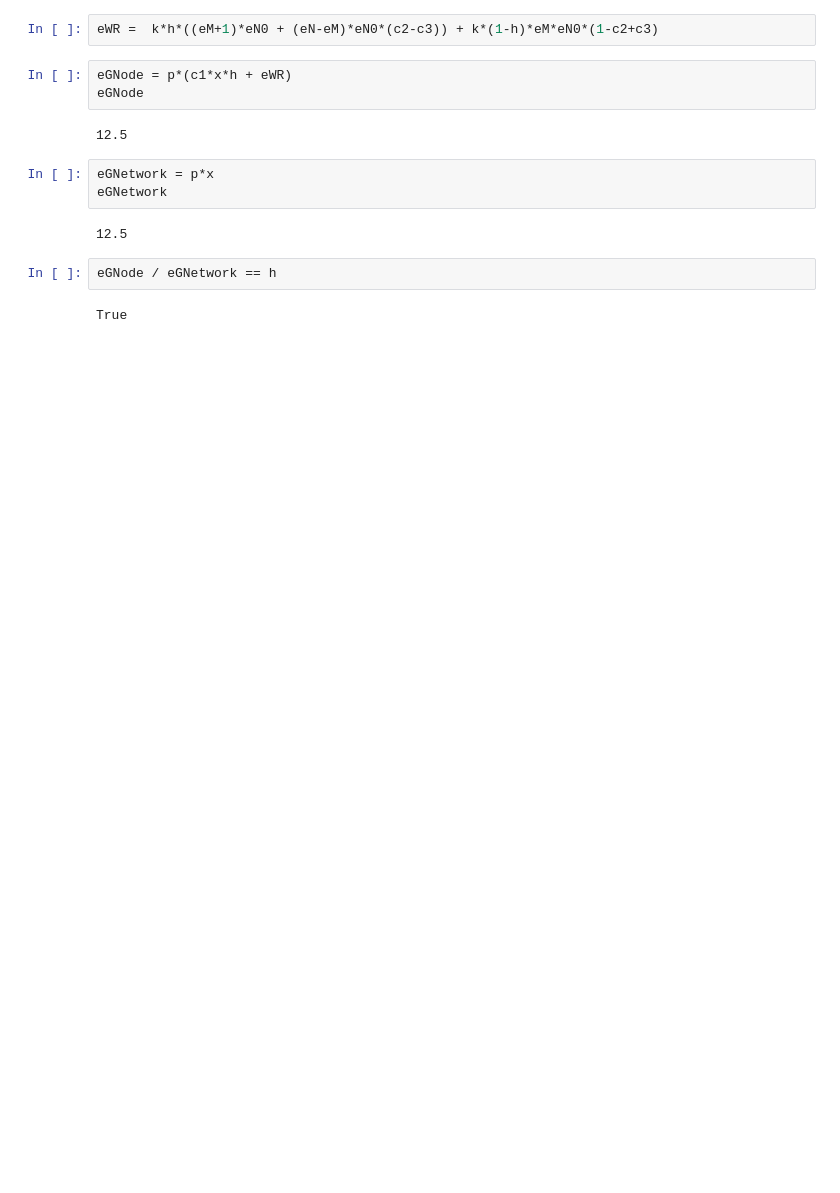
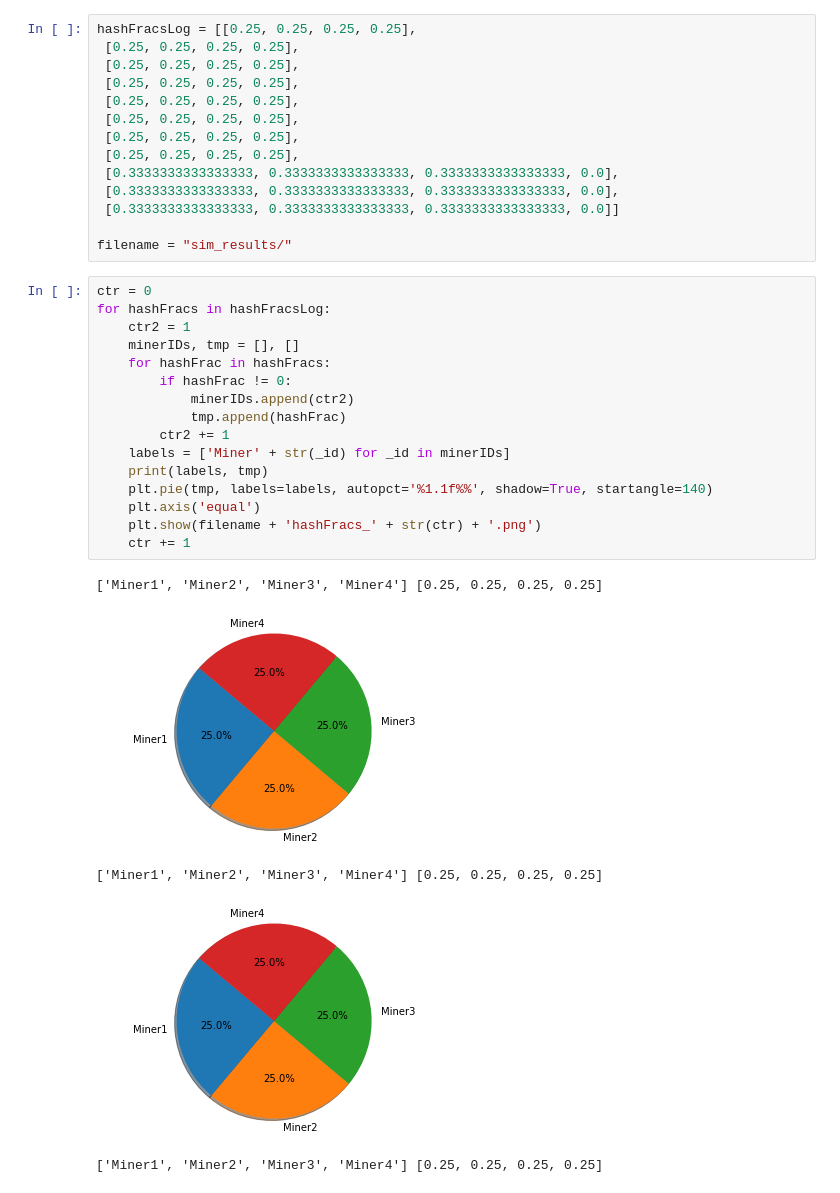
Before and after one commit to TinfoilHat0/Bitcoin-Sim, a Jupyter notebook: Debugging_tests.ipynb, the cells around one changed output. Drawn from its saved outputs; the diff is of its cells as text; blank space fills up the shorter version.

```diff
--- a/Debugging_tests.ipynb
+++ b/Debugging_tests.ipynb
@@ -18,16 +11,36 @@ eM = eN * h
-# %%
-eWR =  k*h*((eM+1)*eN0 + (eN-eM)*eN0*(c2-c3)) + k*(1-h)*eM*eN0*(1-c2+c3)
-# %%
-eGNode = p*(c1*x*h + eWR)
-eGNode
-# %% [output]
-12.5
-# %%
-eGNetwork = p*x
-eGNetwork
-# %% [output]
-12.5
-# %%
-eGNode / eGNetwork == h
-# %% [output]
-True
+# %%
+hashFracsLog = [[0.25, 0.25, 0.25, 0.25],
+ [0.25, 0.25, 0.25, 0.25],
+ [0.25, 0.25, 0.25, 0.25],
+ [0.25, 0.25, 0.25, 0.25],
+ [0.25, 0.25, 0.25, 0.25],
+ [0.25, 0.25, 0.25, 0.25],
+ [0.25, 0.25, 0.25, 0.25],
+ [0.25, 0.25, 0.25, 0.25],
+ [0.3333333333333333, 0.3333333333333333, 0.3333333333333333, 0.0],
+ [0.3333333333333333, 0.3333333333333333, 0.3333333333333333, 0.0],
+ [0.3333333333333333, 0.3333333333333333, 0.3333333333333333, 0.0]]
+
+filename = "sim_results/"
+# %%
+ctr = 0
+for hashFracs in hashFracsLog:
+    ctr2 = 1
+    minerIDs, tmp = [], []
+    for hashFrac in hashFracs:
+        if hashFrac != 0:
+            minerIDs.append(ctr2)
+            tmp.append(hashFrac)
+        ctr2 += 1
+    labels = ['Miner' + str(_id) for _id in minerIDs]
+    print(labels, tmp)
+    plt.pie(tmp, labels=labels, autopct='%1.1f%%', shadow=True, startangle=140)
+    plt.axis('equal')
+    plt.show(filename + 'hashFracs_' + str(ctr) + '.png')
+    ctr += 1
+# %% [output]
+['Miner1', 'Miner2', 'Miner3', 'Miner4'] [0.25, 0.25, 0.25, 0.25]
+[figure, added]
+['Miner1', 'Miner2', 'Miner3', 'Miner4'] [0.25, 0.25, 0.25, 0.25]
+[figure, added]
+['Miner1', 'Miner2', 'Miner3', 'Miner4'] [0.25, 0.25, 0.25, 0.25]
```
Also changed, not shown: parts of 4 cells of this notebook, 9 other files.
